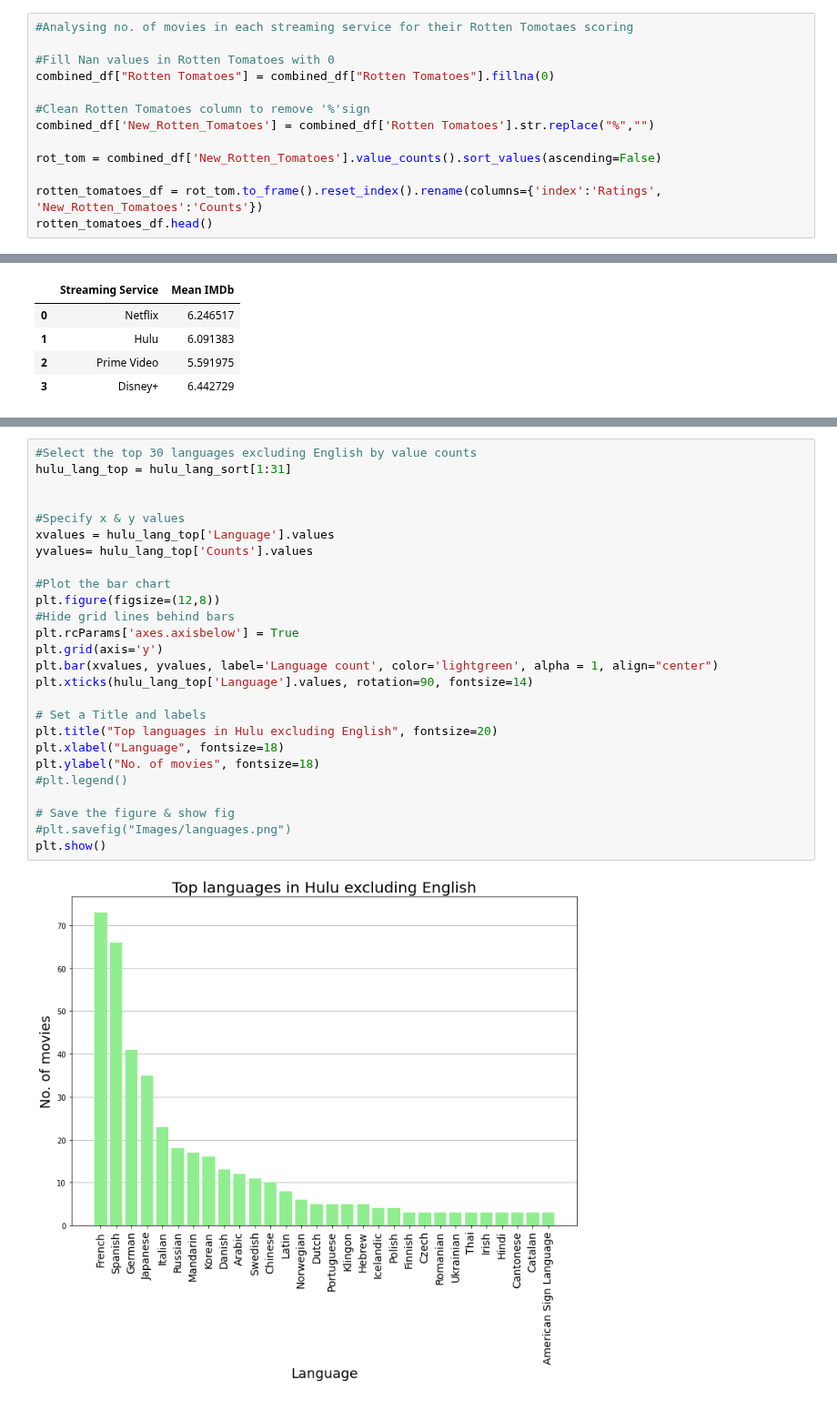
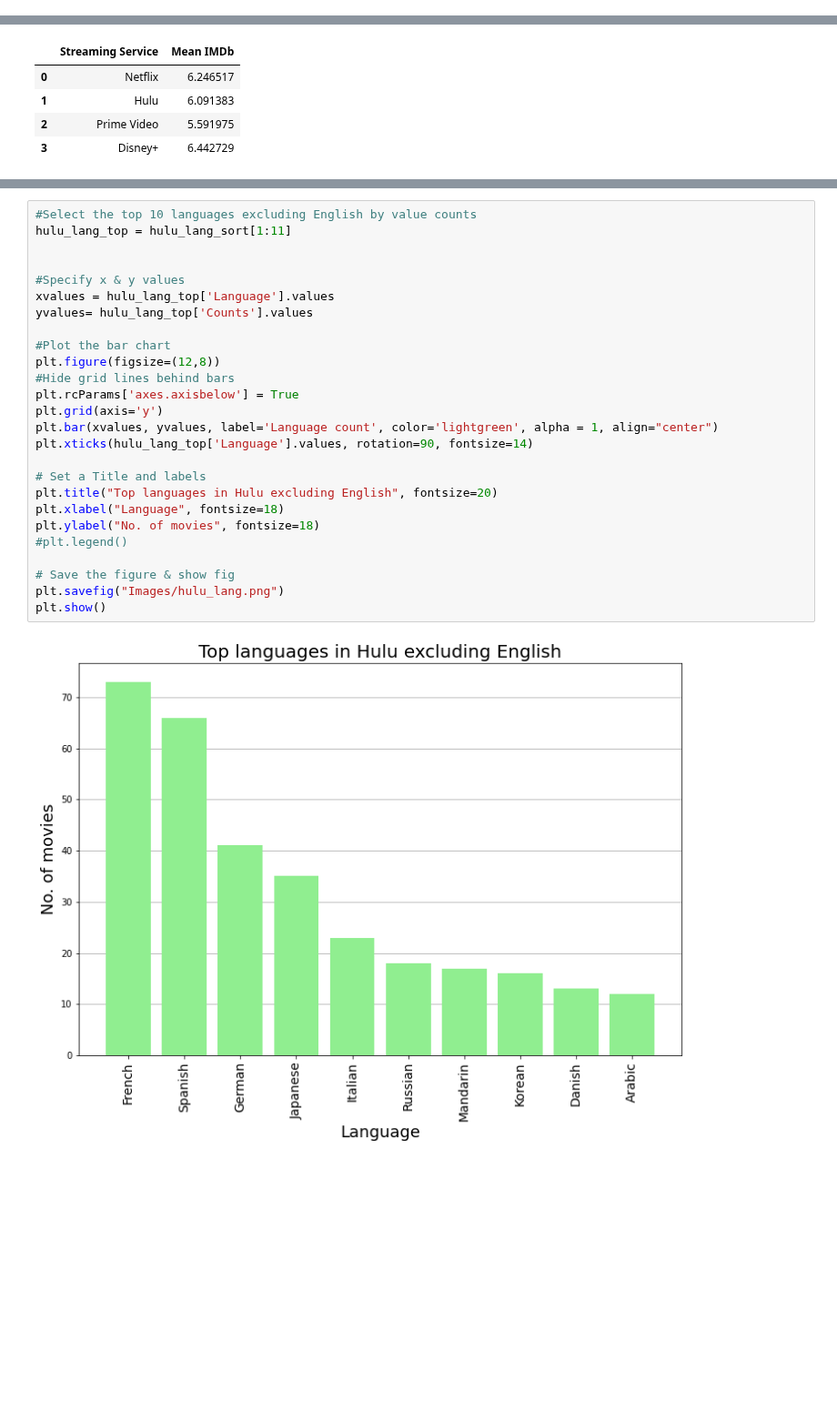
Before and after one commit to jacance/streaming-service-analysis, a Jupyter notebook: pristine_justin_new.ipynb, the cells around one changed output, grey strips where cells are left out. Shown at 91% size. Saved outputs shown, nothing was run; the diff lists cells and outputs as text; blank space fills up the shorter version.

```diff
--- a/pristine_justin_new.ipynb
+++ b/pristine_justin_new.ipynb
@@ -1086,13 +957,0 @@ plt.show()
-# %%
-#Analysing no. of movies in each streaming service for their Rotten Tomotaes scoring
-
-#Fill Nan values in Rotten Tomatoes with 0
-combined_df["Rotten Tomatoes"] = combined_df["Rotten Tomatoes"].fillna(0)
-
-#Clean Rotten Tomatoes column to remove '%'sign
-combined_df['New_Rotten_Tomatoes'] = combined_df['Rotten Tomatoes'].str.replace("%","")
-
-rot_tom = combined_df['New_Rotten_Tomatoes'].value_counts().sort_values(ascending=False)
-
-rotten_tomatoes_df = rot_tom.to_frame().reset_index().rename(columns={'index':'Ratings', 'New_Rotten_Tomatoes':'Counts'})
-rotten_tomatoes_df.head()
@@ -1929,31 +1561,31 @@ hulu_lang_sort.head(10)
 # %%
-#Select the top 30 languages excluding English by value counts
-hulu_lang_top = hulu_lang_sort[1:31]
+#Select the top 10 languages excluding English by value counts
+hulu_lang_top = hulu_lang_sort[1:11]
 
 
 #Specify x & y values
 xvalues = hulu_lang_top['Language'].values
 yvalues= hulu_lang_top['Counts'].values
 
 #Plot the bar chart
 plt.figure(figsize=(12,8))
 #Hide grid lines behind bars
 plt.rcParams['axes.axisbelow'] = True
 plt.grid(axis='y')
 plt.bar(xvalues, yvalues, label='Language count', color='lightgreen', alpha = 1, align="center")
 plt.xticks(hulu_lang_top['Language'].values, rotation=90, fontsize=14)
 
 # Set a Title and labels
 plt.title("Top languages in Hulu excluding English", fontsize=20)
 plt.xlabel("Language", fontsize=18)
 plt.ylabel("No. of movies", fontsize=18)
 #plt.legend()
 
 # Save the figure & show fig
-#plt.savefig("Images/languages.png")
+plt.savefig("Images/hulu_lang.png")
 plt.show()
 # %% [output]
-[figure, old version]
+[figure, new version]
 # %%
 #Split and Create new dataframe for movie languages in Disney
 disney_lang = combined_df[(combined_df['Language'].isna()==False) & (combined_df['Disney+']==1)]
```
Also changed, not shown: parts of 54 cells of this notebook, 14 other files.
